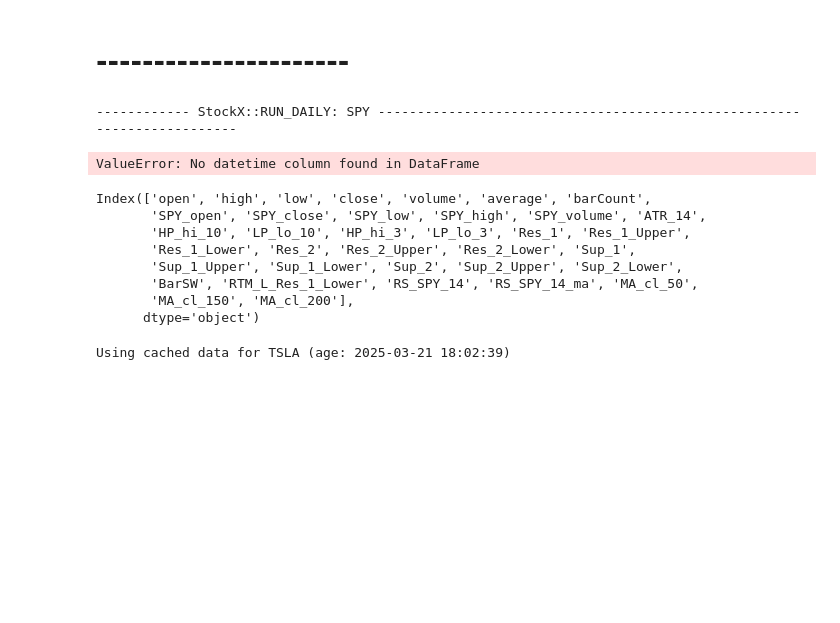
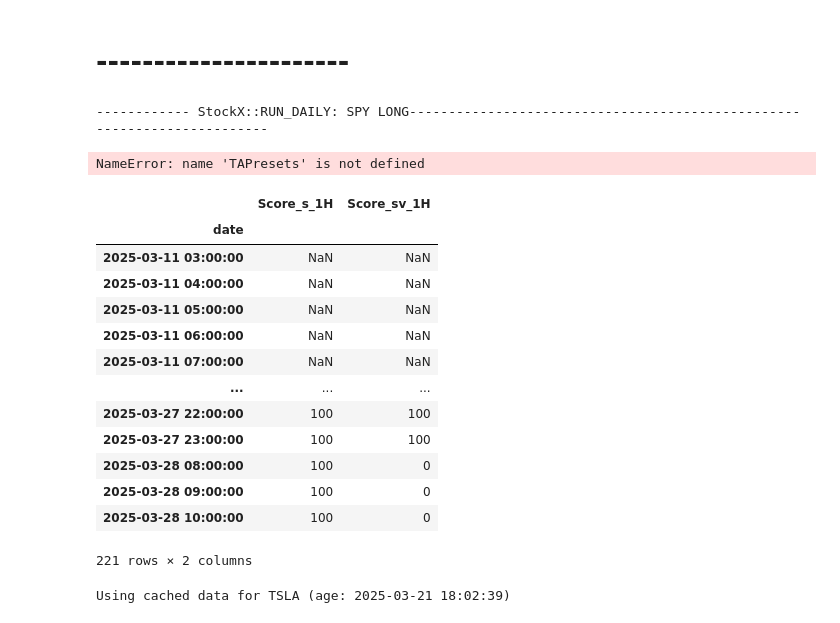
Before and after one commit to Design-01/stockbot_4, a Jupyter notebook: TEST_StockX.ipynb, the cells around one changed output. Cells and saved outputs as stored; diff of their text form; code cells hidden in the pictures; blank space fills up the shorter version.

Commit message:
TEST_StockX -WIP TAPresets

```diff
--- a/TEST_StockX.ipynb
+++ b/TEST_StockX.ipynb
@@ -37,16 +37,16 @@ spy = stock.StockX(ib, 'SPY')
 def RUN_DAILY(self, ls:str='', spy:object=None, isMarket:bool=False, displayCharts:bool=False, printStats:bool=False, forceDownload:bool=False):
     print(f"------------ StockX::RUN_DAILY: {self.symbol} {self.ls}------------------------------------------------------------------------")
 
-    self.set_ls('SHORT')
+    self.set_ls('LONG')
     if isMarket:
-        self.setup_frame('1 day', 'ohlcv', duration="200 D", endDateTime='now', isDayFrame=True,      taPresets=TAPresets1D(ls=ls))
-        self.setup_frame('1 hour', 'ohlcv', duration="15 D", endDateTime='now', isIntradayFrame=True, taPresets=TAPresets1H(ls=ls))
+        self.setup_frame('1 day', 'ohlcv', duration="200 D", endDateTime='now', isDayFrame=True,      taPresets=TAPresets1D(ls=self.ls))
+        self.setup_frame('1 hour', 'ohlcv', duration="15 D", endDateTime='now', isIntradayFrame=True, taPresets=TAPresets1H(ls=self.ls))
         self.frames['1 day'].run_ta()
         self.frames['1 hour'].run_ta()
 
     else:
-        self.setup_frame('1 day', 'ohlcv', duration="200 D", endDateTime='now', isDayFrame=True,      taPresets=TAPresets1D(ls=ls))
-        self.setup_frame('1 hour', 'ohlcv', duration="15 D", endDateTime='now', isIntradayFrame=True, taPresets=TAPresets1H(ls=ls))
+        self.setup_frame('1 day', 'ohlcv', duration="200 D", endDateTime='now', isDayFrame=True,      taPresets=TAPresets1D(ls=self.ls))
+        self.setup_frame('1 hour', 'ohlcv', duration="15 D", endDateTime='now', isIntradayFrame=True, taPresets=TAPresets1H(ls=self.ls))
         self.import_all_market_data(spy)
         self.frames['1 day'].run_ta()
         self.frames['1 hour'].run_ta()
@@ -93,19 +124,25 @@ spy.RUN_DAILY(isMarket=True)
 sx.set_ls('SHORT')
 sx.RUN_DAILY(spy)
 # %% [output]
------------- StockX::RUN_DAILY: SPY ------------------------------------------------------------------------
+------------ StockX::RUN_DAILY: SPY LONG------------------------------------------------------------------------
-ValueError: No datetime column found in DataFrame
+NameError: name 'TAPresets' is not defined
 # %%
-sx.get_frame_data('1 day').columns
+sx.get_frame_data('1 hour', colsContains='Score')
 # %% [output]
+|  | Score_s_1H | Score_sv_1H |
+| date |  |  |
+| 2025-03-11 03:00:00 | NaN | NaN |
+| 2025-03-11 04:00:00 | NaN | NaN |
+| 2025-03-11 05:00:00 | NaN | NaN |
+| 2025-03-11 06:00:00 | NaN | NaN |
+| 2025-03-11 07:00:00 | NaN | NaN |
+| ... | ... | ... |
+| 2025-03-27 22:00:00 | 100 | 100 |
+| 2025-03-27 23:00:00 | 100 | 100 |
+| 2025-03-28 08:00:00 | 100 | 0 |
+| 2025-03-28 09:00:00 | 100 | 0 |
+| 2025-03-28 10:00:00 | 100 | 0 |
-Index(['open', 'high', 'low', 'close', 'volume', 'average', 'barCount',
-       'SPY_open', 'SPY_close', 'SPY_low', 'SPY_high', 'SPY_volume', 'ATR_14',
-       'HP_hi_10', 'LP_lo_10', 'HP_hi_3', 'LP_lo_3', 'Res_1', 'Res_1_Upper',
-       'Res_1_Lower', 'Res_2', 'Res_2_Upper', 'Res_2_Lower', 'Sup_1',
-       'Sup_1_Upper', 'Sup_1_Lower', 'Sup_2', 'Sup_2_Upper', 'Sup_2_Lower',
-       'BarSW', 'RTM_L_Res_1_Lower', 'RS_SPY_14', 'RS_SPY_14_ma', 'MA_cl_50',
-       'MA_cl_150', 'MA_cl_200'],
-      dtype='object')
+221 rows × 2 columns
 # %%
 sx.set_daily_stats(printStats=True)
 # %% [output]
```
Also changed, not shown: parts of 5 cells of this notebook, 9 other files.
